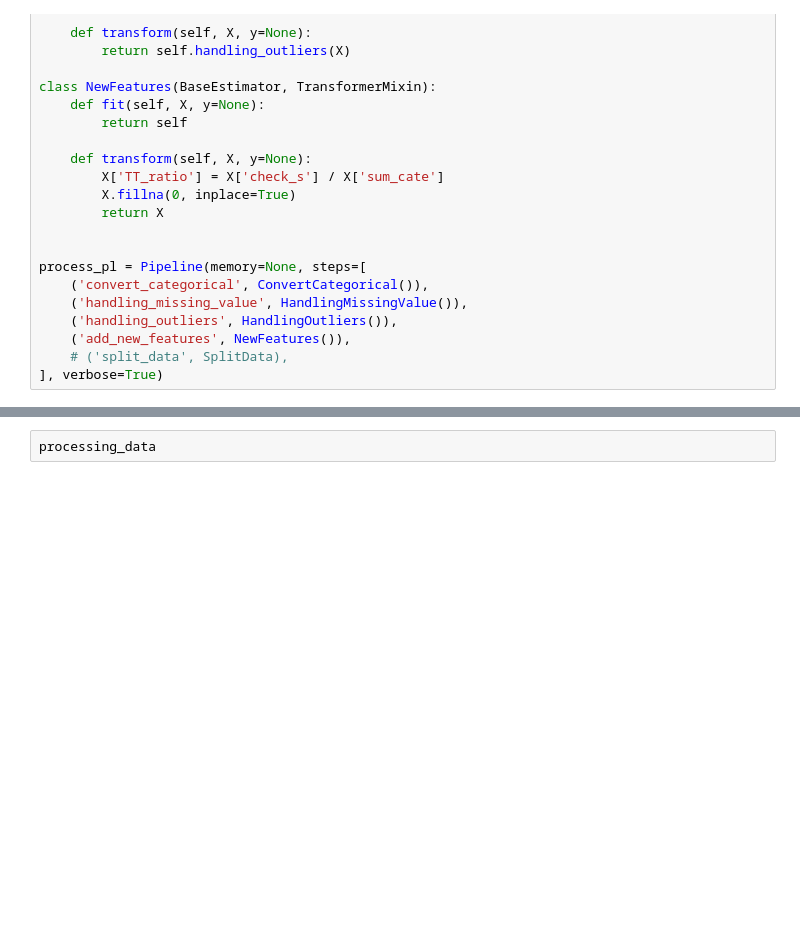
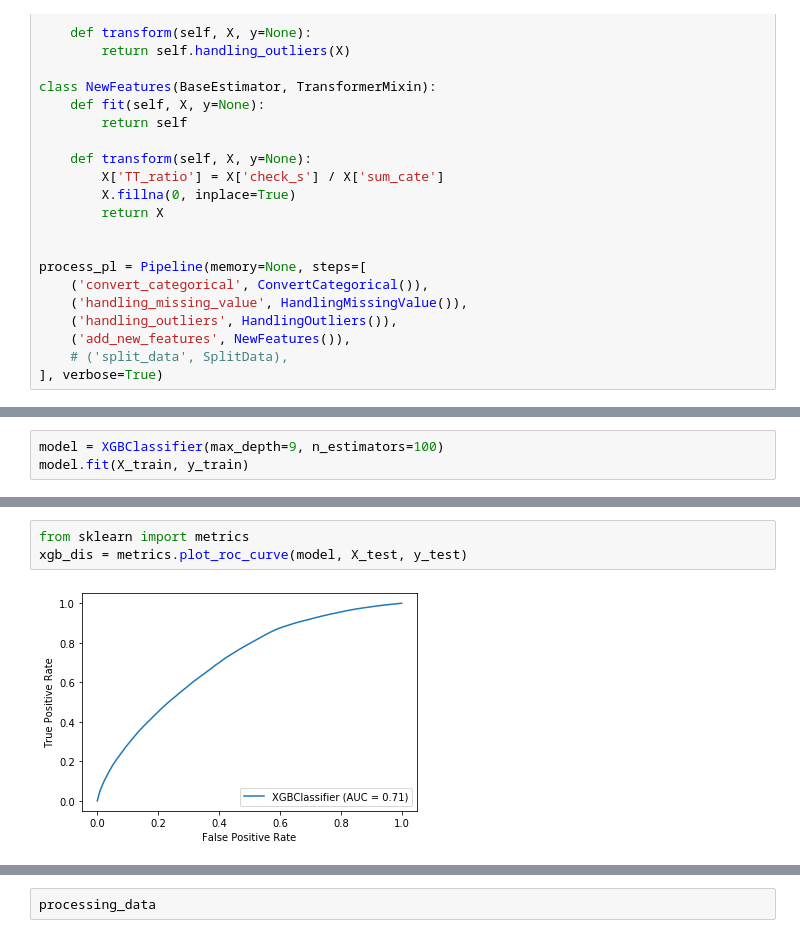
Before and after one commit to MrTToan/hannah, a Jupyter notebook: pipeline/exploration.ipynb, the cells around one changed output, grey strips where cells are left out. Cells and saved outputs as stored; diff of their text form; blank space fills up the shorter version.

```diff
--- a/pipeline/exploration.ipynb
+++ b/pipeline/exploration.ipynb
@@ -103 +112,4 @@ X_train, X_test, y_train, y_test = split_data(raw)
 [Pipeline] .. (step 4 of 4) Processing add_new_features, total=   0.0s
+# %%
+model = XGBClassifier(max_depth=9, n_estimators=100)
+model.fit(X_train, y_train)
@@ -103,0 +131,5 @@ X_train, X_test, y_train, y_test = split_data(raw)
+# %%
+from sklearn import metrics
+xgb_dis = metrics.plot_roc_curve(model, X_test, y_test)
+# %% [output]
+[figure, added]
```
Also changed, not shown: parts of 10 cells of this notebook, 3 other files.
